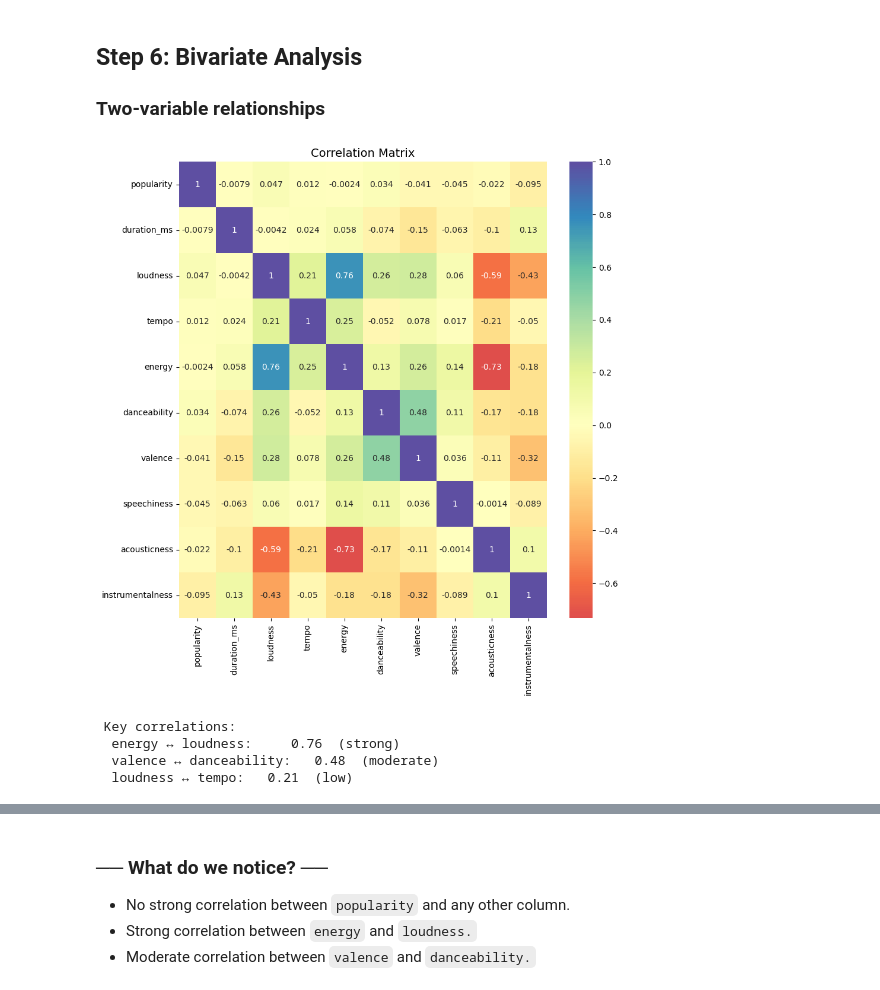
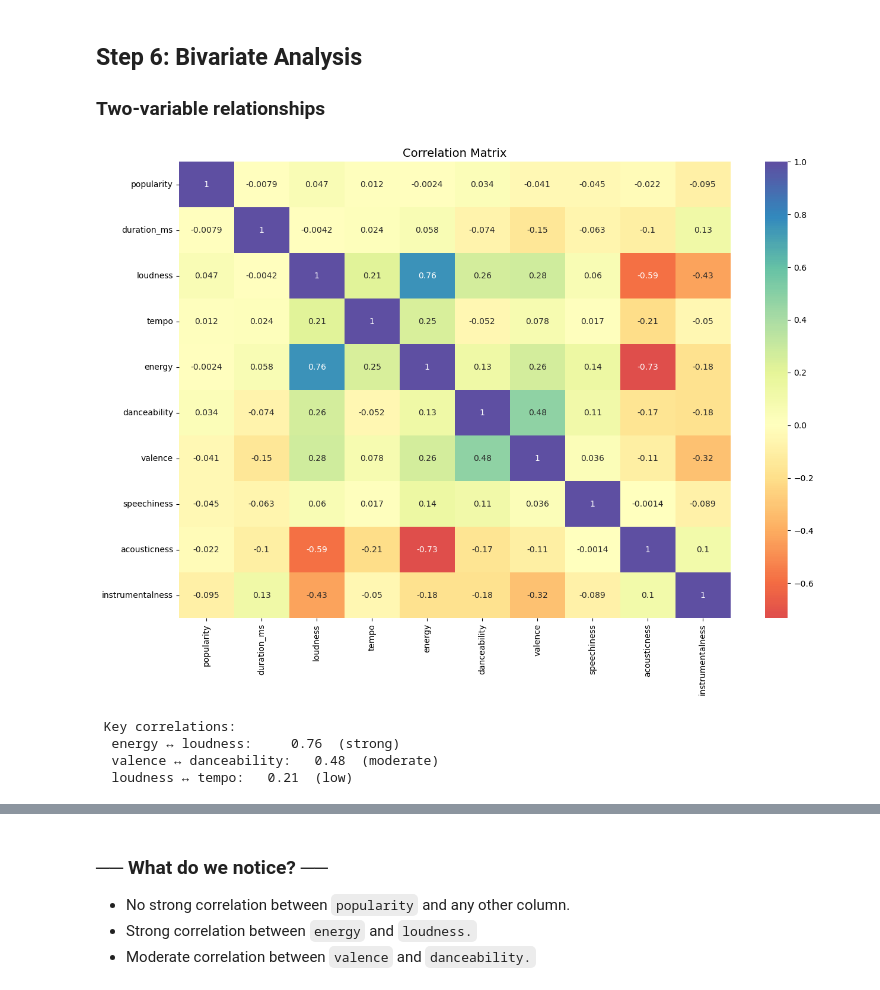
Before and after one commit to vampdevice/spotify-analysis, a Jupyter notebook: spotify_analysis.ipynb, the cells around one changed output, grey strips where cells are left out. Cells and saved outputs as stored; diff of their text form; code cells hidden in the pictures.

```diff
--- a/spotify_analysis.ipynb
+++ b/spotify_analysis.ipynb
@@ -521,21 +521,21 @@ Passing `palette` without assigning `hue` is deprecated and will be removed in v
 # %%
 # ── correlation matrix ──
 numeric_cols = ['popularity', 'duration_ms', 'loudness', 'tempo', 'energy', 'danceability', 'valence', 'speechiness', 'acousticness', 'instrumentalness']
 corr = df[numeric_cols].corr()
 
-plt.figure(figsize=(10,10))
+plt.figure(figsize=(15,10))
 
 sns.heatmap(corr, annot=True, cmap="Spectral", center=0,)
 
 plt.title("Correlation Matrix", fontsize=14)
 plt.show()
 
 print("\n Key correlations:")
 print(f"  energy ↔ loudness:     {corr.loc['energy','loudness']:.2f}  (strong)")
 print(f"  valence ↔ danceability:   {corr.loc['valence','danceability']:.2f}  (moderate)")
 print(f"  loudness ↔ tempo:   {corr.loc['loudness','tempo']:.2f}  (low)")
 # %% [output]
-[figure, old version]
+[figure, new version]
  Key correlations:
   energy ↔ loudness:     0.76  (strong)
   valence ↔ danceability:   0.48  (moderate)
```
Also changed, not shown: parts of 8 cells of this notebook, 4 other files.
